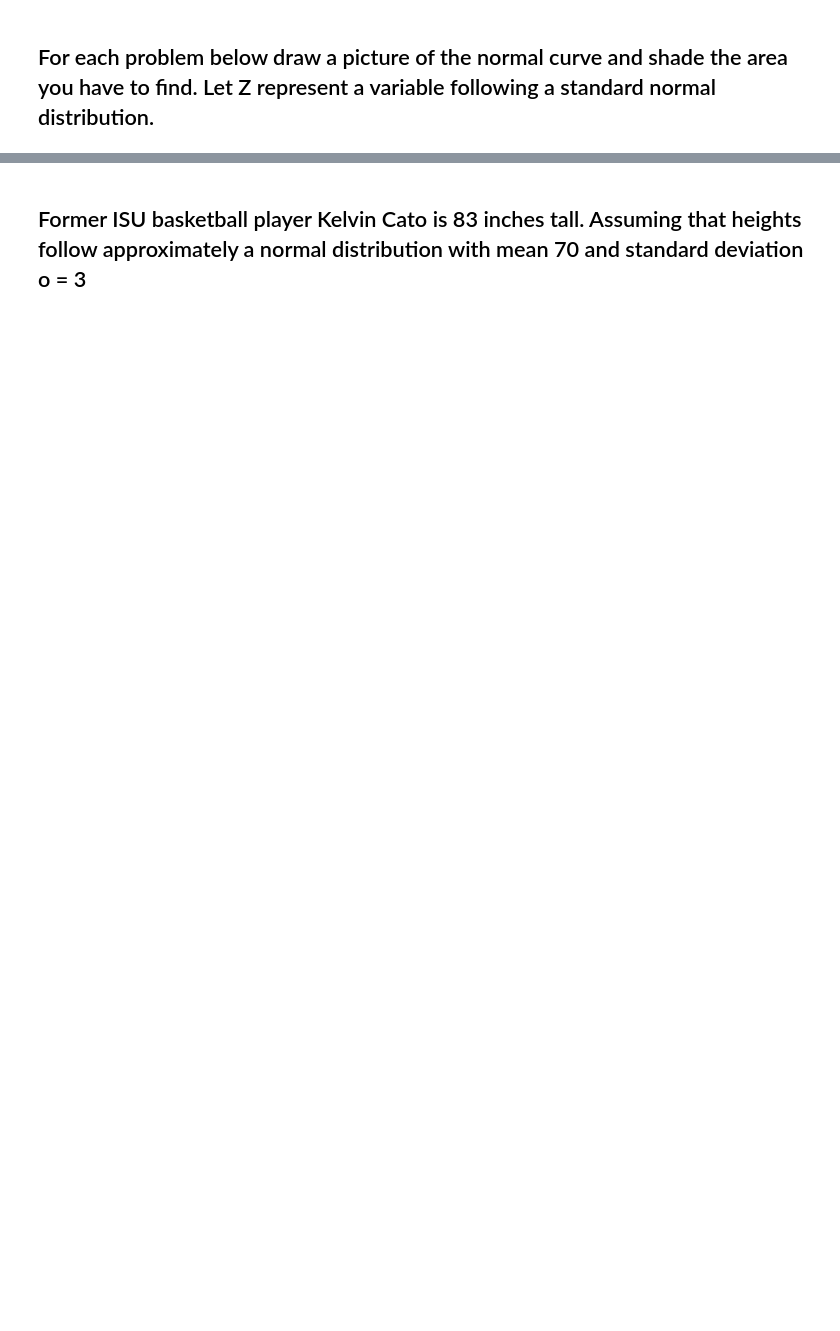
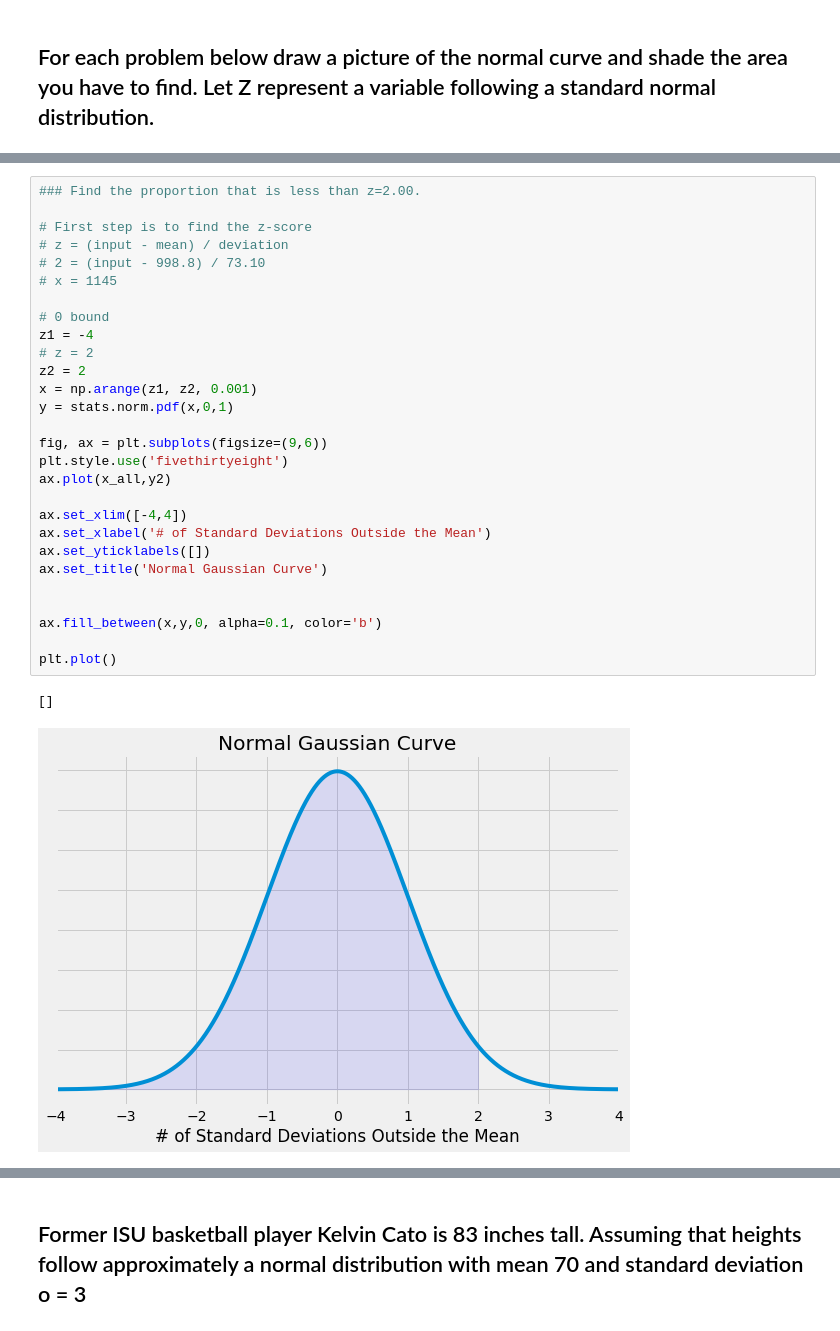
Before and after one commit to Mintri1199/Quantitative-Literacy, a Jupyter notebook: Distribution_Worksheet.ipynb, the cells around one changed output, grey strips where cells are left out. Drawn from its saved outputs; the diff is of its cells as text; blank space fills up the shorter version.

```diff
--- a/Distribution_Worksheet.ipynb
+++ b/Distribution_Worksheet.ipynb
@@ -22,0 +35,31 @@ plt.show()
+# %%
+### Find the proportion that is less than z=2.00.
+
+# First step is to find the z-score
+# z = (input - mean) / deviation
+# 2 = (input - 998.8) / 73.10
+# x = 1145
+
+# 0 bound
+z1 = -4
+# z = 2
+z2 = 2
+x = np.arange(z1, z2, 0.001)
+y = stats.norm.pdf(x,0,1)
+
+fig, ax = plt.subplots(figsize=(9,6))
+plt.style.use('fivethirtyeight')
+ax.plot(x_all,y2)
+
+ax.set_xlim([-4,4])
+ax.set_xlabel('# of Standard Deviations Outside the Mean')
+ax.set_yticklabels([])
+ax.set_title('Normal Gaussian Curve')
+
+
+ax.fill_between(x,y,0, alpha=0.1, color='b')
+
+plt.plot()
+# %% [output]
+[]
+[figure, added]
```
Also changed, not shown: parts of 25 cells of this notebook.
